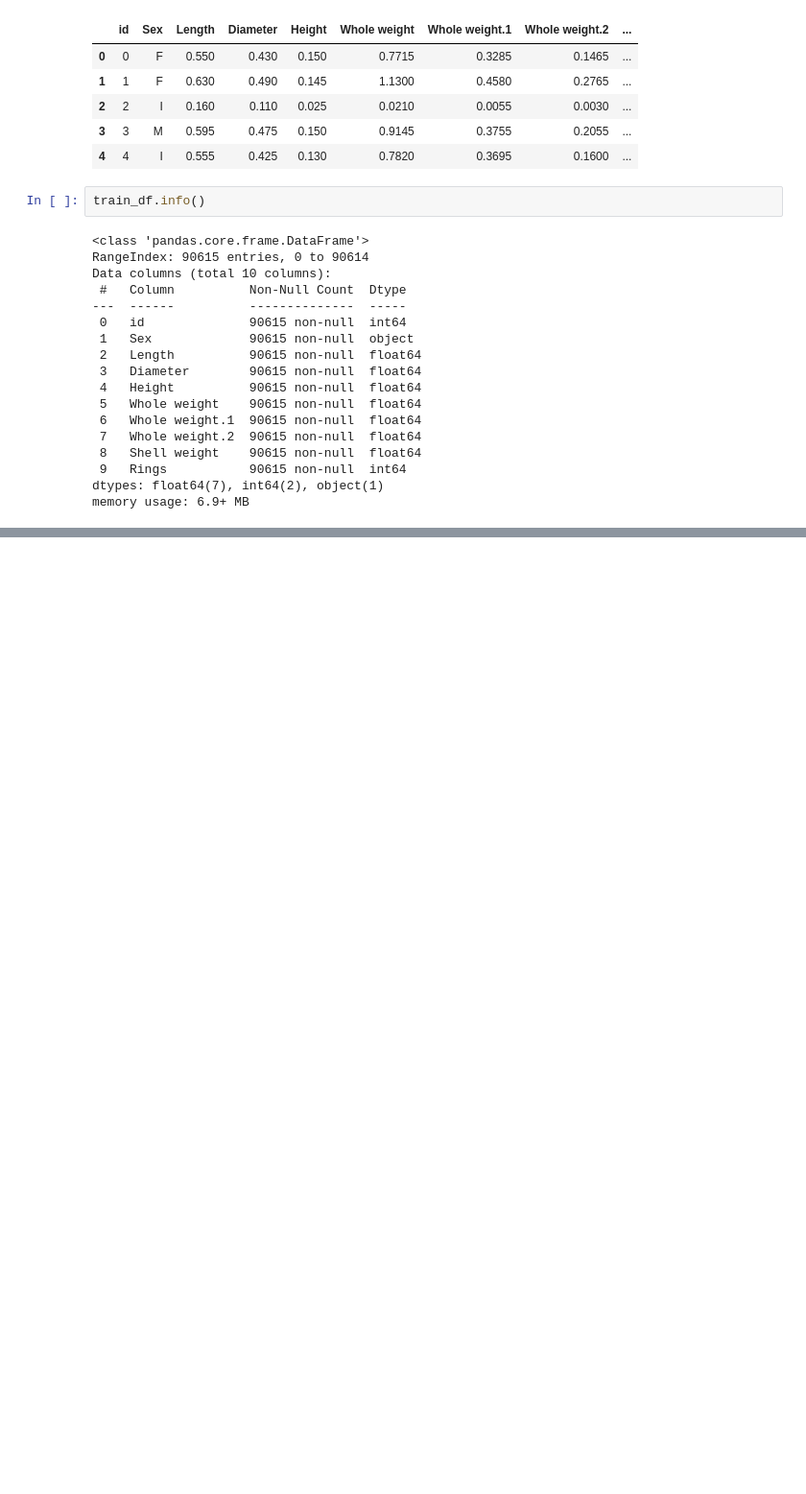
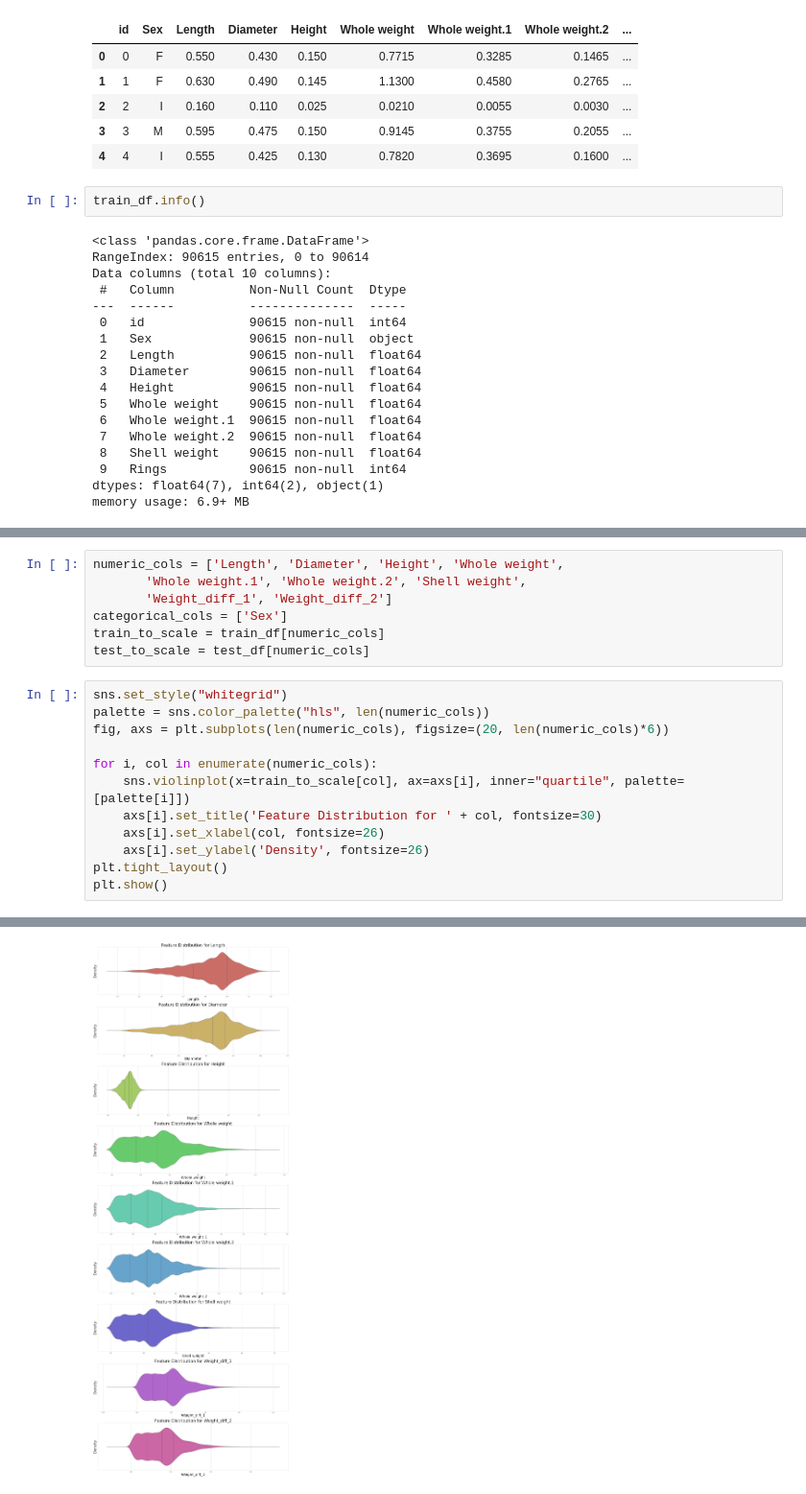
Before and after one commit to Cralsic123/Abalone-Rings-Predictor, a Jupyter notebook: Optuna_.ipynb, the cells around one changed output, grey strips where cells are left out. Shown: that part at 96% size. Drawn from its saved outputs; the diff is of its cells as text; blank space fills up the shorter version.

```diff
--- a/Optuna_.ipynb
+++ b/Optuna_.ipynb
@@ -87,0 +110,20 @@ train_df = transform_weight(train_df)
+# %%
+numeric_cols = ['Length', 'Diameter', 'Height', 'Whole weight',
+       'Whole weight.1', 'Whole weight.2', 'Shell weight',
+       'Weight_diff_1', 'Weight_diff_2']
+categorical_cols = ['Sex']
+train_to_scale = train_df[numeric_cols]
+test_to_scale = test_df[numeric_cols]
+# %%
+sns.set_style("whitegrid")
+palette = sns.color_palette("hls", len(numeric_cols))
+fig, axs = plt.subplots(len(numeric_cols), figsize=(20, len(numeric_cols)*6))
+
+for i, col in enumerate(numeric_cols):
+    sns.violinplot(x=train_to_scale[col], ax=axs[i], inner="quartile", palette=[palette[i]])
+    axs[i].set_title('Feature Distribution for ' + col, fontsize=30)
+    axs[i].set_xlabel(col, fontsize=26)
+    axs[i].set_ylabel('Density', fontsize=26)
+plt.tight_layout()
+plt.show()
+# %% [output]
@@ -87,0 +147 @@ train_df = transform_weight(train_df)
+[figure, added]
```
Also changed, not shown: parts of 3 cells of this notebook.
